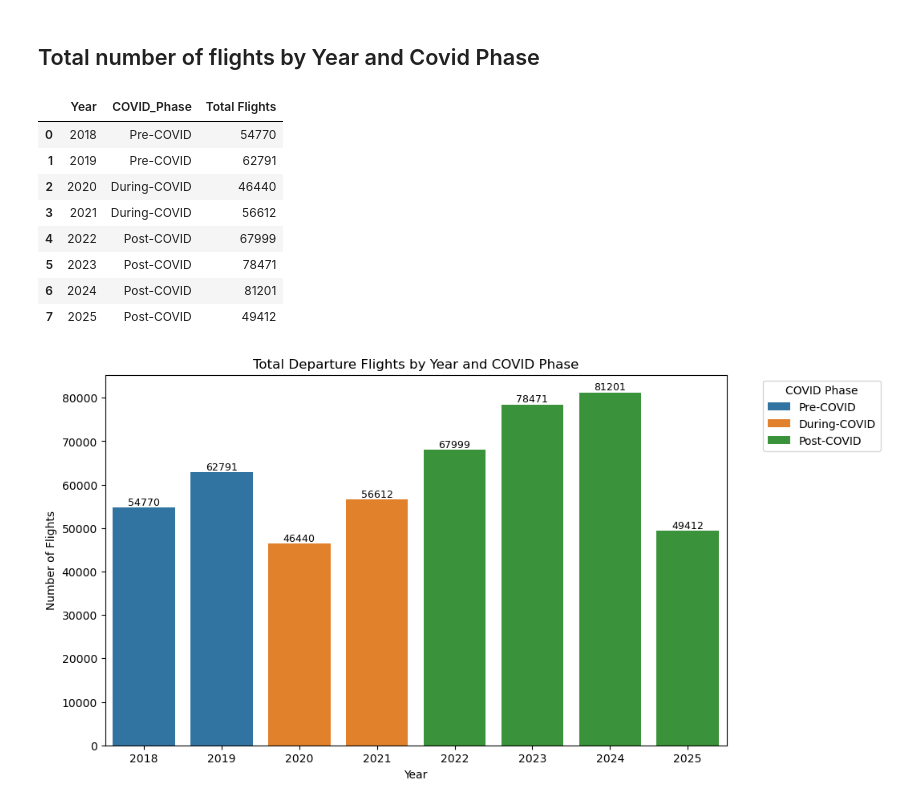
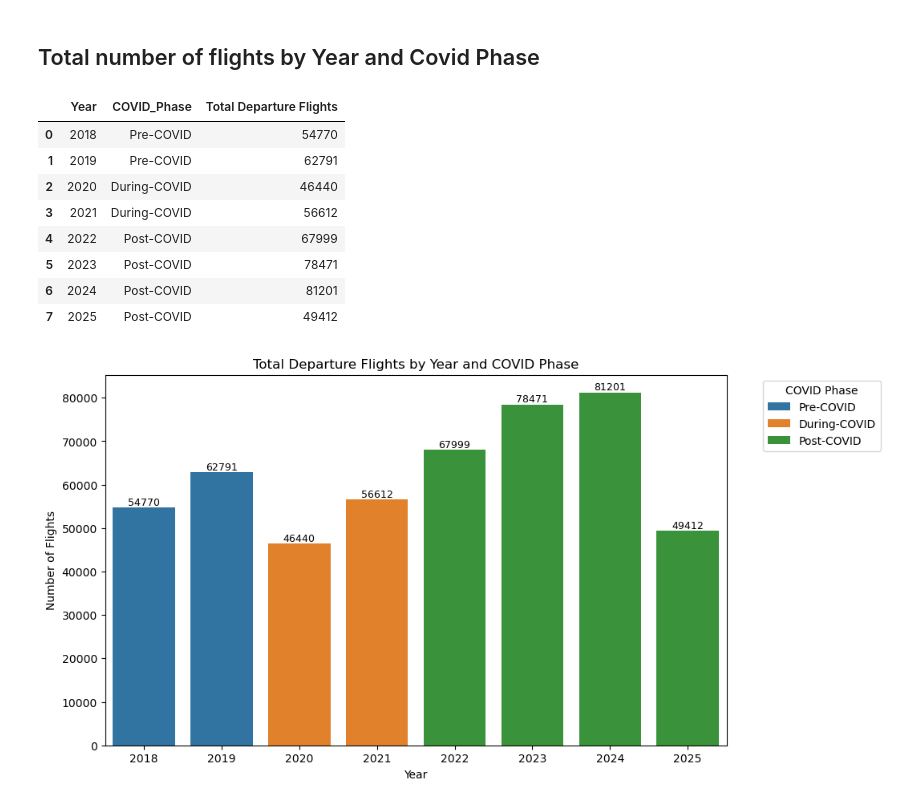
Before and after one commit to shrutivir/BNA-flight-delay-covid_impact, a Jupyter notebook: Notebook/BNA_Airport_Delay.ipynb, the cells around one changed output. Drawn from its saved outputs; the diff is of its cells as text; code cells hidden in the pictures.

```diff
--- a/Notebook/BNA_Airport_Delay.ipynb
+++ b/Notebook/BNA_Airport_Delay.ipynb
@@ -213,10 +213,10 @@ departures['Month'] = departures['Flight Date'].dt.to_period('M').dt.to_timestam
 # %%
 departures['Year'] = departures['Flight Date'].dt.year
 # %%
-total_dep_flights = departures.groupby(['Year','COVID_Phase']).size().reset_index(name= 'Total Flights')
+total_dep_flights = departures.groupby(['Year','COVID_Phase']).size().reset_index(name= 'Total Departure Flights')
 total_dep_flights
 # %% [output]
-|  | Year | COVID_Phase | Total Flights |
+|  | Year | COVID_Phase | Total Departure Flights |
 | 0 | 2018 | Pre-COVID | 54770 |
 | 1 | 2019 | Pre-COVID | 62791 |
 | 2 | 2020 | During-COVID | 46440 |
```
Also changed, not shown: parts of 15 cells of this notebook, 5 other files.
